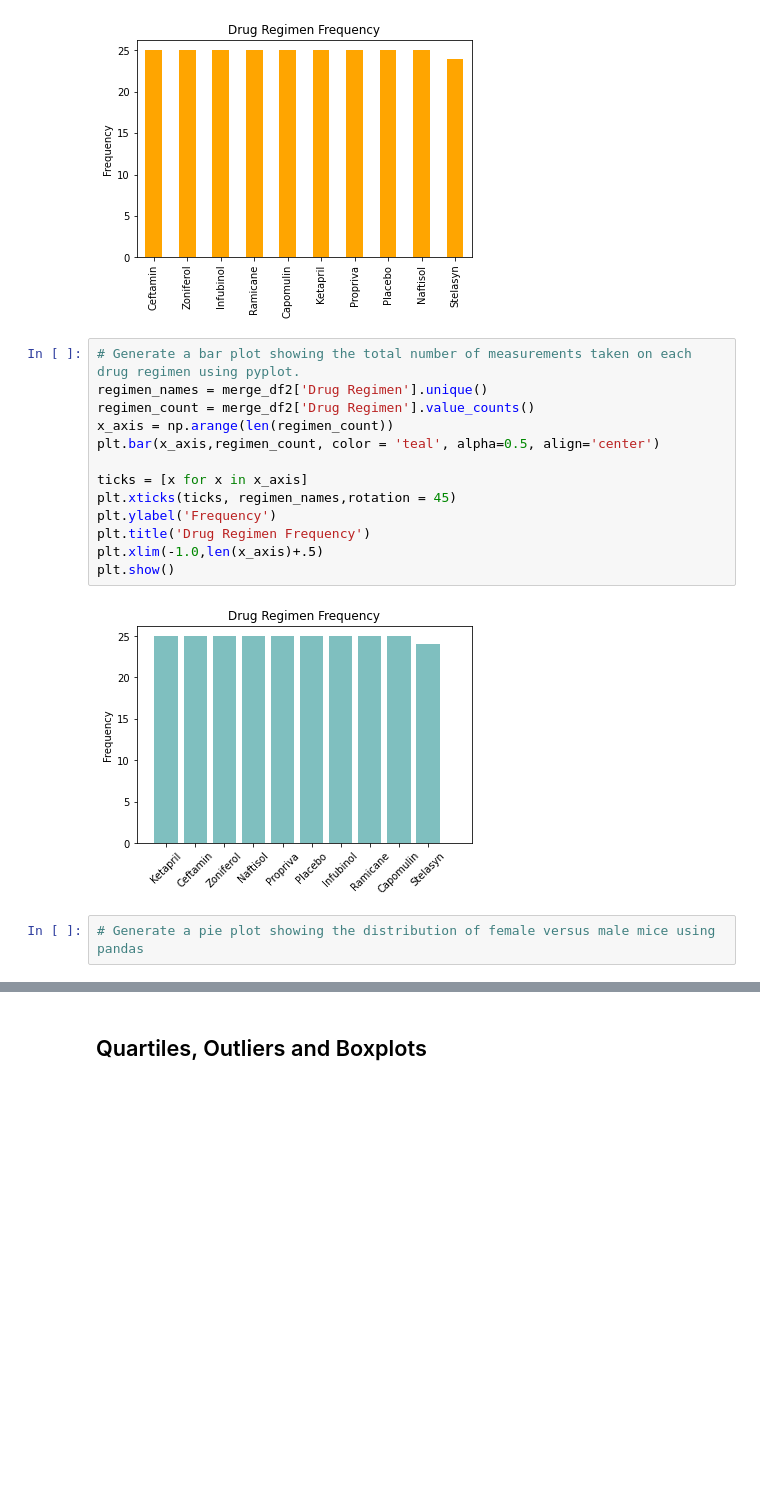
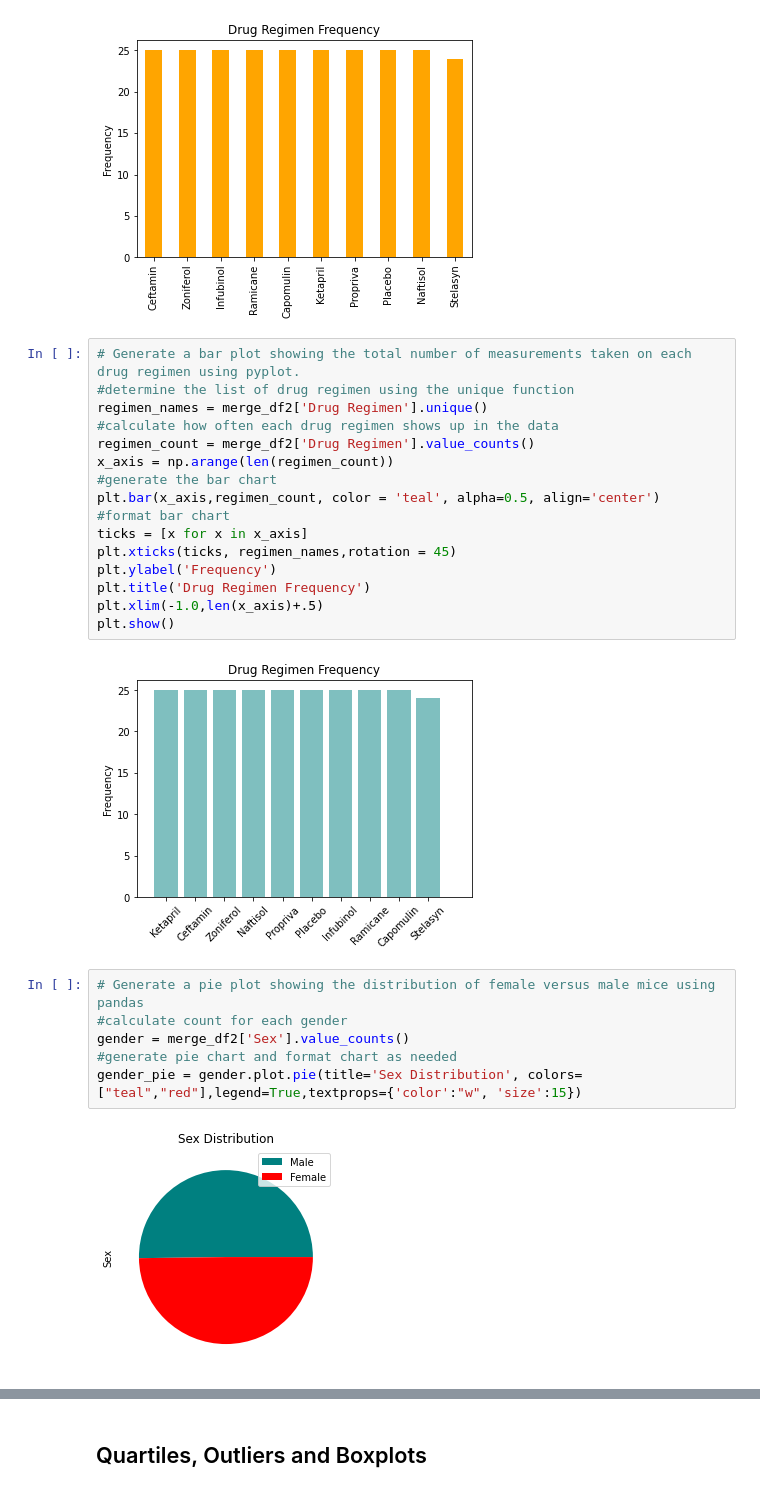
Before and after one commit to emjasmine/matplotlib-challenge, a Jupyter notebook: pymaceuticals_starter.ipynb, the cells around one changed output, grey strips where cells are left out. Saved outputs shown, nothing was run; the diff lists cells and outputs as text; blank space fills up the shorter version.

```diff
--- a/pymaceuticals_starter.ipynb
+++ b/pymaceuticals_starter.ipynb
@@ -151,11 +151,14 @@ Text(0, 0.5, 'Frequency')
 [figure]
 # %%
 # Generate a bar plot showing the total number of measurements taken on each drug regimen using pyplot.
+#determine the list of drug regimen using the unique function
 regimen_names = merge_df2['Drug Regimen'].unique()
+#calculate how often each drug regimen shows up in the data
 regimen_count = merge_df2['Drug Regimen'].value_counts()
 x_axis = np.arange(len(regimen_count))
+#generate the bar chart
 plt.bar(x_axis,regimen_count, color = 'teal', alpha=0.5, align='center')
-
+#format bar chart
 ticks = [x for x in x_axis]
 plt.xticks(ticks, regimen_names,rotation = 45)
 plt.ylabel('Frequency')
@@ -166,3 +169,9 @@ plt.show()
 [figure]
 # %%
 # Generate a pie plot showing the distribution of female versus male mice using pandas
+#calculate count for each gender
+gender = merge_df2['Sex'].value_counts()
+#generate pie chart and format chart as needed
+gender_pie = gender.plot.pie(title='Sex Distribution', colors=["teal","red"],legend=True,textprops={'color':"w", 'size':15})
+# %% [output]
+[figure, added]
```
Also changed, not shown: parts of 2 cells of this notebook.
